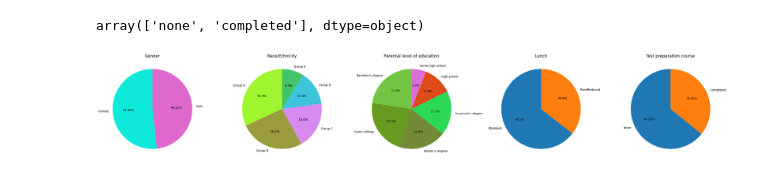
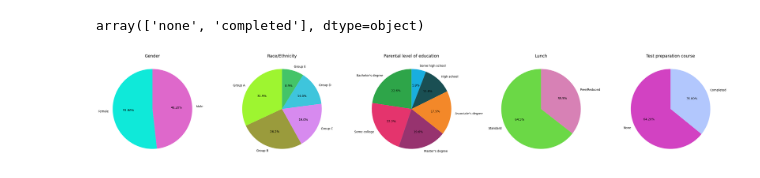
Before and after one commit to singh-manavv/Students-Performance-Prediction, a Jupyter notebook: notebook/EDA.ipynb, the cells around one changed output. Cells and saved outputs as stored; diff of their text form; code cells hidden in the pictures.

```diff
--- a/notebook/EDA.ipynb
+++ b/notebook/EDA.ipynb
@@ -246,36 +246,36 @@ plt.pie(size,labels=labels,colors=colors,autopct='%.2f%%',startangle=90.0)
 plt.title('Gender', fontsize=14)
 
 plt.subplot(1,5,2)
 size = df['race/ethnicity'].value_counts()
 labels = ['Group A','Group B','Group C','Group D','Group E']
 color = ['#9EF530','#9A9B3C','#D78AEF','#3EC5DC','#44C468']
 plt.pie(size,labels=labels,autopct='%.1f%%',colors=color,startangle=90.0)
 plt.title('Race/Ethnicity', fontsize=14)
 
 plt.subplot(1,5,3)
 size = df['parental-level-of-education'].value_counts()
 labels = ["Bachelor's degree", 'Some college', "Master's degree", "Associate's degree", 'High school', 'Some high school']
-color = ["#d112fb", "#b55ffd", "#34490d", "#35145c", "#c3ca71", "#ec5048"]
+color = ["#2EA549", "#E4346D", "#97336F", "#F38829", "#1A4F53", "#19AEDF"]
 
 plt.pie(size,labels=labels,autopct='%.1f%%',colors=color,startangle=90.0)
 plt.title('Parental level of education', fontsize=14)
 
 plt.subplot(1,5,4)
 size = df['lunch'].value_counts()
 labels = ['Standard', 'Free/Reduced']
-
-plt.pie(size,labels=labels,autopct='%.1f%%',startangle=90.0)
+color = ["#6BD846", "#D781B5"]
+plt.pie(size,labels=labels,autopct='%.1f%%',colors=color,startangle=90.0)
 plt.title('Lunch', fontsize=14)
 
 plt.subplot(1,5,5)
 size = df['test-preparation-course'].value_counts()
 labels = ['None', 'Completed']
-
-plt.pie(size,labels=labels,autopct='%.2f%%',startangle=90.0)
+color = ["#D242C2", "#B2C7FD"]
+plt.pie(size,labels=labels,autopct='%.2f%%',colors=color,startangle=90.0)
 plt.title('Test preparation course', fontsize=14)
 
 plt.tight_layout()
 plt.grid()
 plt.show()
 # %% [output]
-[figure, old version]
+[figure, new version]
```
Also changed, not shown: parts of 1 cell of this notebook.
